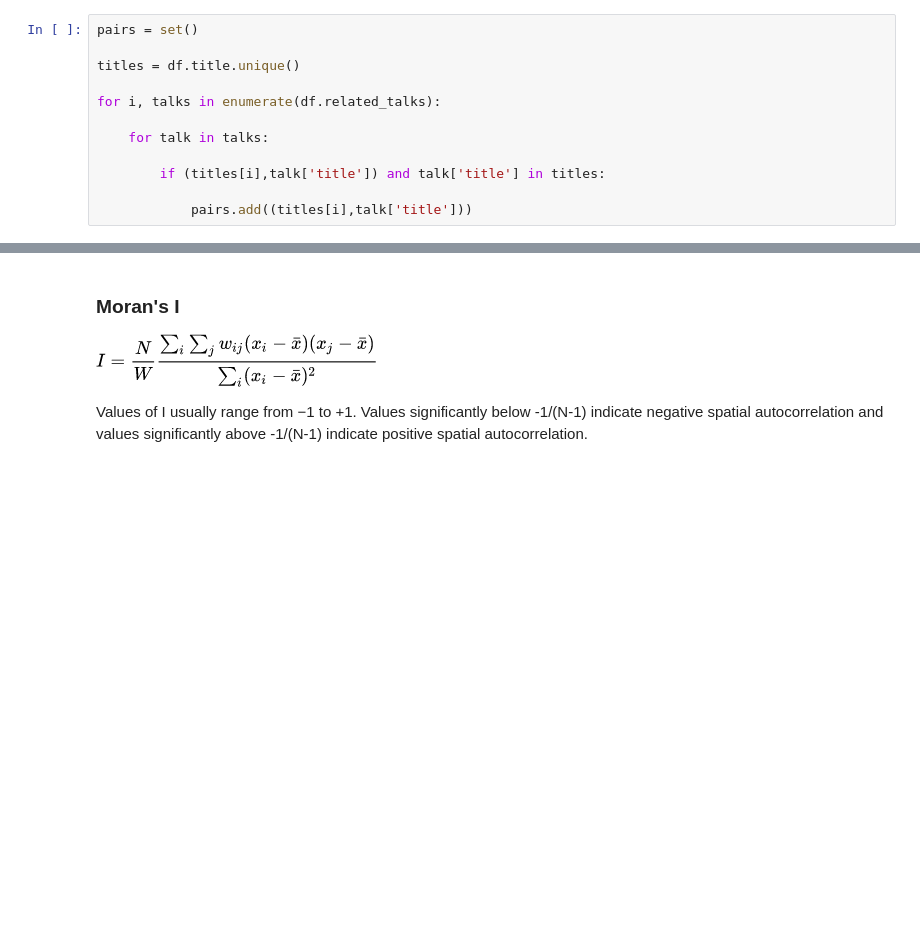
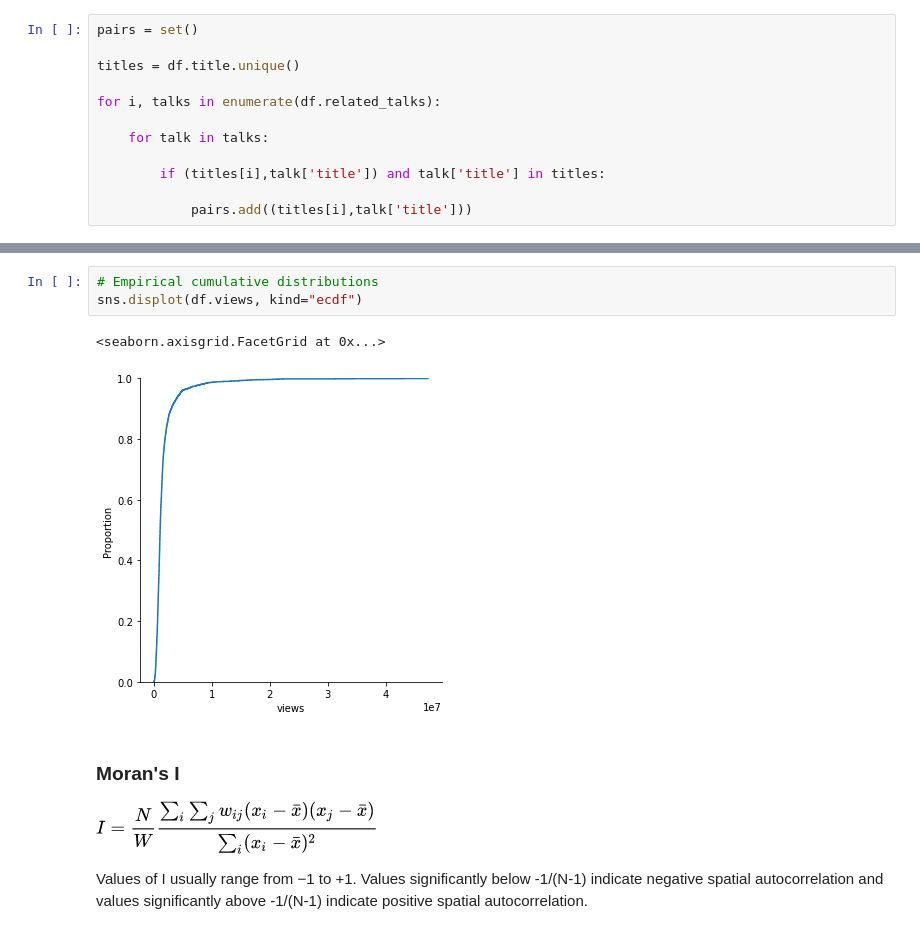
Before and after one commit to yatshunlee/ted-analysis, a Jupyter notebook: generate_network_analysis.ipynb, the cells around one changed output, grey strips where cells are left out. Drawn from its saved outputs; the diff is of its cells as text; blank space fills up the shorter version.

```diff
--- a/generate_network_analysis.ipynb
+++ b/generate_network_analysis.ipynb
@@ -60,3 +71,9 @@ for i, talks in enumerate(df.related_talks):
+# %%
+# Empirical cumulative distributions
+sns.displot(df.views, kind="ecdf")
+# %% [output]
+<seaborn.axisgrid.FacetGrid at 0x...>
+[figure, added]
 # %% [markdown]
 ### Moran's I
 ![image.png](attachment:image.png)
```
Also changed, not shown: parts of 5 cells of this notebook.
